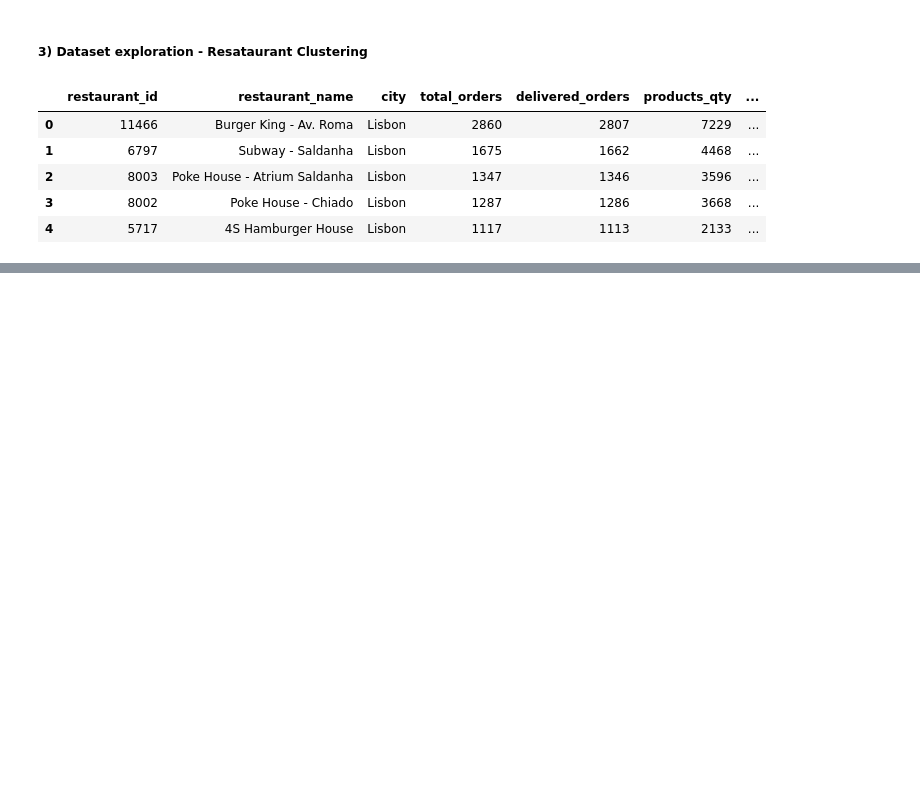
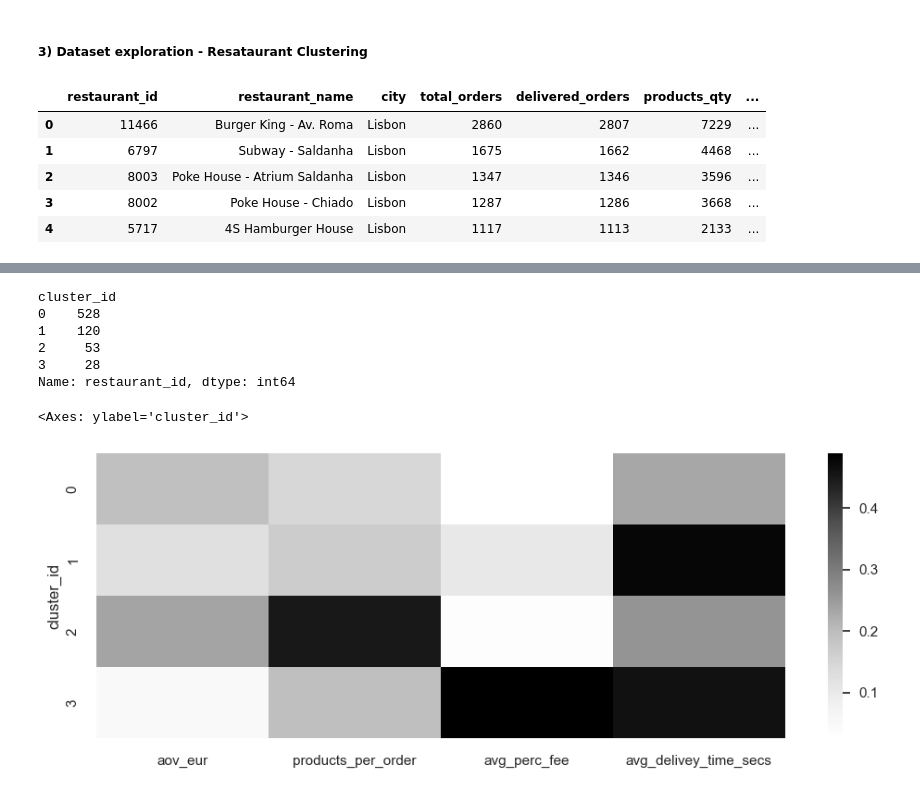
Before and after one commit to jsamu1994/data-challenge-jan-2024, a Jupyter notebook: python_files/exploring_dataset_2.ipynb, the cells around one changed output, grey strips where cells are left out. Saved outputs shown, nothing was run; the diff lists cells and outputs as text; code cells hidden in the pictures; blank space fills up the shorter version.

```diff
--- a/python_files/exploring_dataset_2.ipynb
+++ b/python_files/exploring_dataset_2.ipynb
@@ -481,0 +512,26 @@ features = ["perc_delivered", "aov_eur", "products_per_order", "avg_perc_fee", "
+# %%
+# We'll move forward with 4 clusters
+model = cluster.AgglomerativeClustering(n_clusters=4)
+model.fit(normalized_features)
+
+df_restaurants["cluster_id"] = model.labels_
+df_features["cluster_id"] = model.labels_
+
+normalized_df = pd.DataFrame(normalized_features, columns = features)
+normalized_df["cluster_id"] = model.labels_
+
+# Number of restaurant per cluster
+df_restaurants.groupby("cluster_id").count()["restaurant_id"]
+# %% [output]
+cluster_id
+0    528
+1    120
+2     53
+3     28
+Name: restaurant_id, dtype: int64
+# %%
+seaborn.set(rc={'figure.figsize':(12,4)})
+seaborn.heatmap(normalized_df.groupby("cluster_id").mean(),cmap="Greys")
+# %% [output]
+<Axes: ylabel='cluster_id'>
+[figure, added]
```
Also changed, not shown: parts of 6 cells of this notebook.
